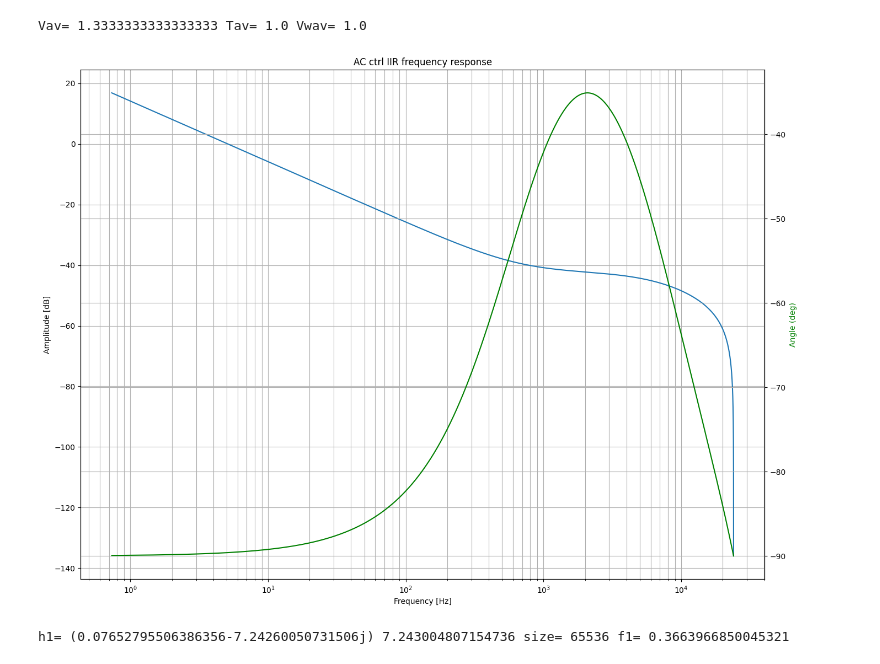
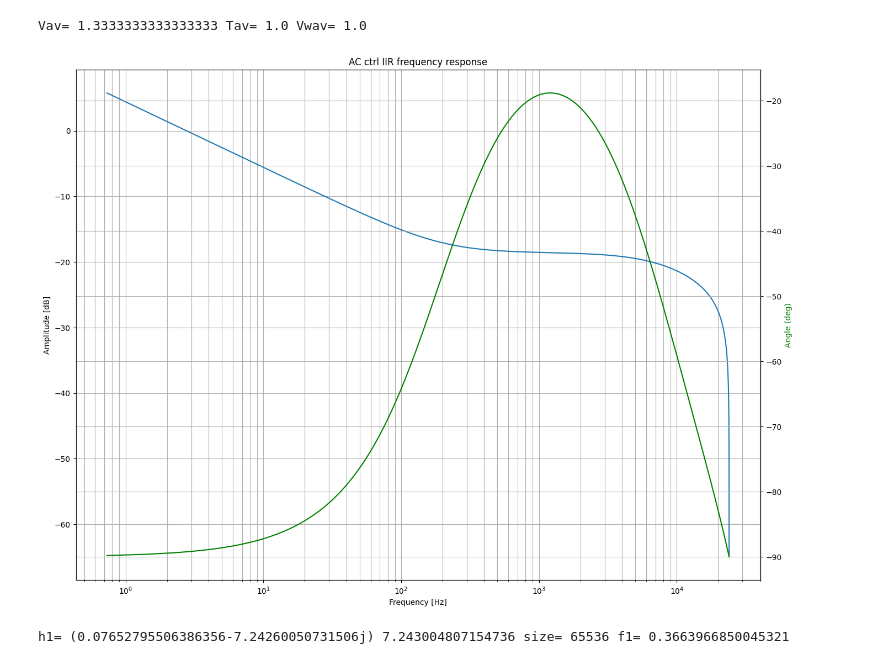
Before and after one commit to mirtcho/motor_control, a Jupyter notebook: jupyter/Untitled3.ipynb, the cells around one changed output. Saved outputs shown, nothing was run; the diff lists cells and outputs as text; code cells hidden in the pictures.

```diff
--- a/jupyter/Untitled3.ipynb
+++ b/jupyter/Untitled3.ipynb
@@ -65,35 +65,37 @@ ctrlBusVoltageIIR = SecondOrderIIR( 0.00000000f,  0.01504740f,    -0.01498086f,
 # %%
 import numpy as np
 import matplotlib.pyplot as plt
 from scipy import signal
-
+k=0.5
 #      b0          b1          b2
-b_ac=[0.00241810, 0.00020141, -0.00221669]
+#b_ac=[0.00241810*k, 0.00020141*k, -0.00221669*k] original bidi
+b_ac=[0.00907612463016265*k, 0.0002345422364803563*k, -0.008841582393682294*k]
 b_dc=[0.00000000, 0.01504740, -0.01498086]
 #     a0=1   a1           a2
-a_ac=[1.0,   -1.39414502,   0.39414502]
+#a_ac=[1.0,   -1.39414502,   0.39414502] original bidi
+a_ac=[1.0,   -1.3531980714805811,   0.35319807148058113]
 a_dc=[1.0,   -1.80834530,   0.80834530]
 
 w, h = signal.freqz(b_ac, a_ac, fs=48000*2*np.pi,worN=32768)
 fig = plt.figure(figsize=(16,12))
 ax = fig.add_subplot(1, 1, 1)
-ax.semilogx(w / (2*np.pi), 20 * np.log10(abs(h)))
+ax.semilogx(w / (2*np.pi), 10 * np.log10(abs(h)))
 ax.set_title('AC ctrl IIR frequency response')
 ax.set_xlabel('Frequency [Hz]')
 ax.set_ylabel('Amplitude [dB]')
 #ax.axis((10, 1000, -100, 10))
 ax.grid(which='both', axis='both')
 
 ax2 = ax.twinx()
 #angles = np.unwrap(np.angle(h))
 angles = np.angle(h)
 ax2.plot(w/(2*np.pi), angles*180/np.pi, 'g')
 ax2.set_ylabel('Angle (deg)', color='g')
 ax2.grid(True)
 ax2.axis('tight')
 plt.show()
 # %% [output]
-[figure, old version]
+[figure, new version]
 # %%
 w, h = signal.freqz(b_dc, a_dc, fs=48000*2*np.pi,worN=65536)
 print('h1=',h[1],abs(h[1]),'size=',h.size,'f1=',w[1]/6.28)
```
Also changed, not shown: 2 other files.
